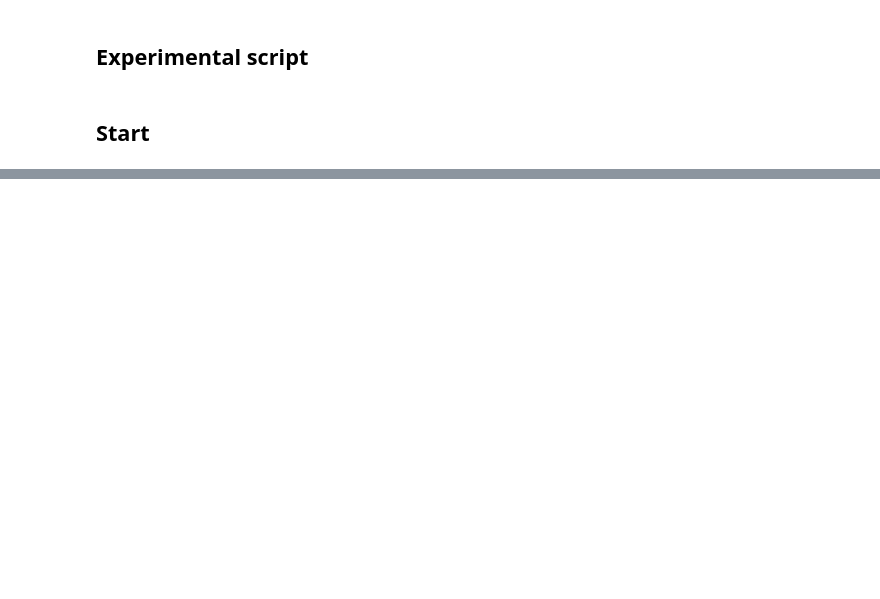
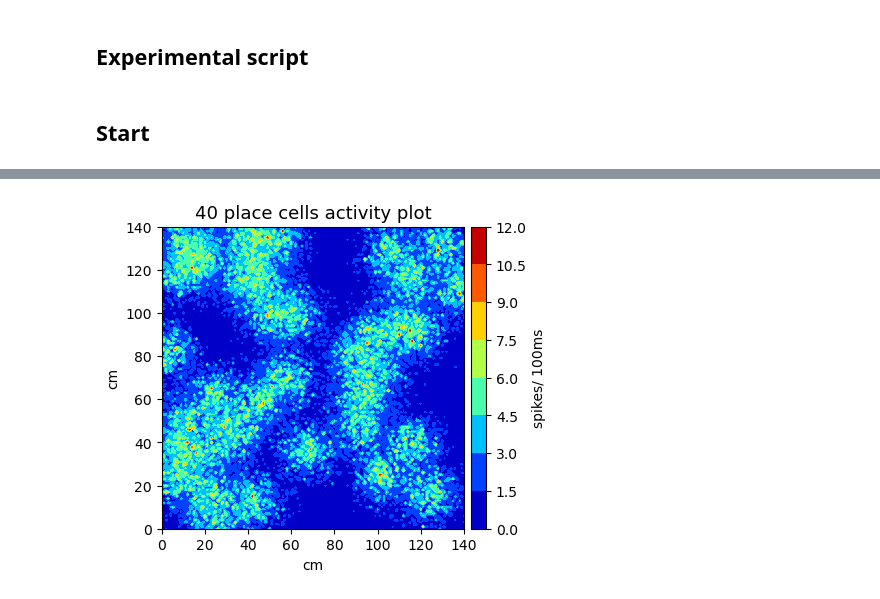
Before and after one commit to jambormike/neurons_dimensionality_reduction, a Jupyter notebook: simulation_and_reduction_random_only.ipynb, the cells around one changed output, grey strips where cells are left out. Drawn from its saved outputs; the diff is of its cells as text; code cells hidden in the pictures; blank space fills up the shorter version.

```diff
--- a/simulation_and_reduction_random_only.ipynb
+++ b/simulation_and_reduction_random_only.ipynb
@@ -469,39 +467,3 @@ def laplacian_function(randomZscore):
     return randomLaplacianEmbedding
 # %% [markdown]
 ## Start
-# %%
-results = []
-
-n_cells = 50
-# nSteps = 5000
-
-minutes = 30
-nSteps = minutes * 600
-
-nLoops = 14
-nLoops += 1
-
-for i in range(1, nLoops):
-    print("loop", i, "out of", nLoops, "initiated,", "number of cells:", n_cells)
-
-    cellsList = generatePlaceCells(n_cells)
-
-    (randomMouseData, randomMouseLocation) = randomMouse(cellsList, nSteps)
-    randomZscore = np.nan_to_num(zscore(randomMouseData))
-    print("data generated, randomZscore shape is " + str(randomZscore.shape) +", randomMouseLocation shape is " + str(randomMouseLocation.shape))
-
-    pca = pca_function(randomZscore)
-    print("PCA done")
-    umap = umap_function(randomZscore)
-    print("UMAP done")
-    laplacian = laplacian_function(randomZscore)
-    print("Laplacian done")
-
-
-
-
-    n_cells += 20
-    print()
-
-
-print("FULLY DONE")
@@ -525,0 +593,4 @@ UMAP done
+# %%
+plotCells(cells)
+# %% [output]
+[figure, added]
```
Also changed, not shown: parts of 23 cells of this notebook.
